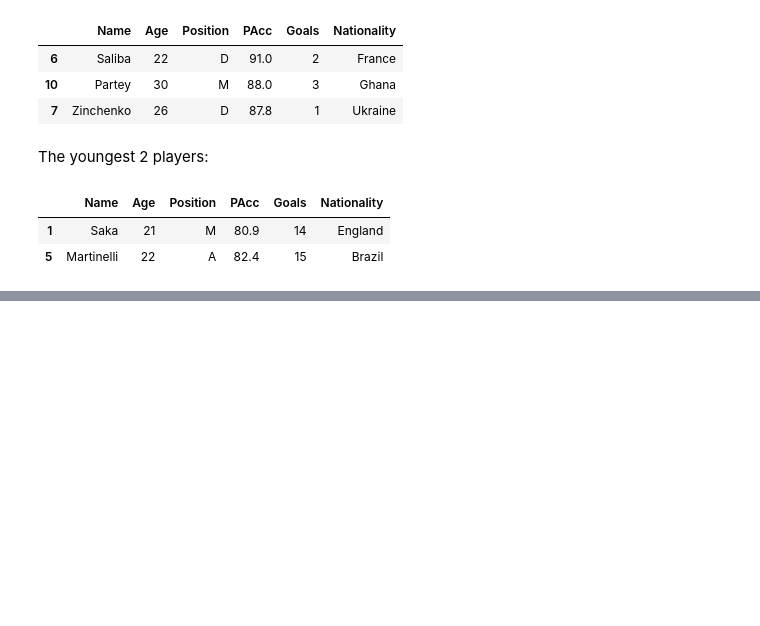
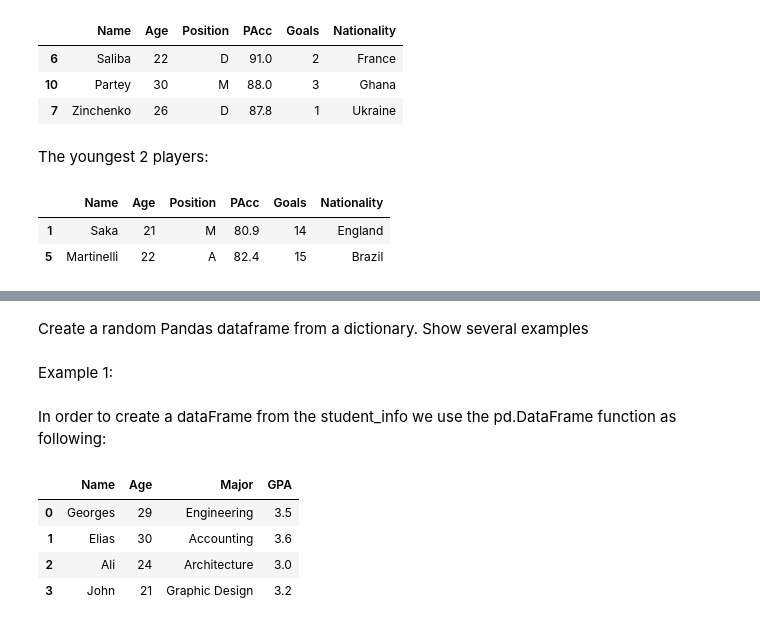
Before and after one commit to georges-saade/pandas_assignment_1, a Jupyter notebook: main.ipynb, the cells around one changed output, grey strips where cells are left out. Saved outputs shown, nothing was run; the diff lists cells and outputs as text; code cells hidden in the pictures; blank space fills up the shorter version.

```diff
--- a/main.ipynb
+++ b/main.ipynb
@@ -395,0 +398,22 @@ team.nsmallest(2,'Age')
+# %% [markdown]
+Create a random Pandas dataframe from a dictionary. Show several examples
+# %% [markdown]
+Example 1:
+# %%
+student_info={"Name":["Georges","Elias","Ali","John"],
+               "Age":[29,30,24,21],
+               "Major":["Engineering","Accounting","Architecture","Graphic Design"],
+               "GPA":[3.5,3.6,3.0,3.2]
+}
+# %% [markdown]
+In order to create a dataFrame from the student_info we use the pd.DataFrame function as following:
+# %%
+df1=pd.DataFrame(student_info)
+# %%
+df1
+# %% [output]
+|  | Name | Age | Major | GPA |
+| 0 | Georges | 29 | Engineering | 3.5 |
+| 1 | Elias | 30 | Accounting | 3.6 |
+| 2 | Ali | 24 | Architecture | 3.0 |
+| 3 | John | 21 | Graphic Design | 3.2 |
```
Also changed, not shown: parts of 12 cells of this notebook.
